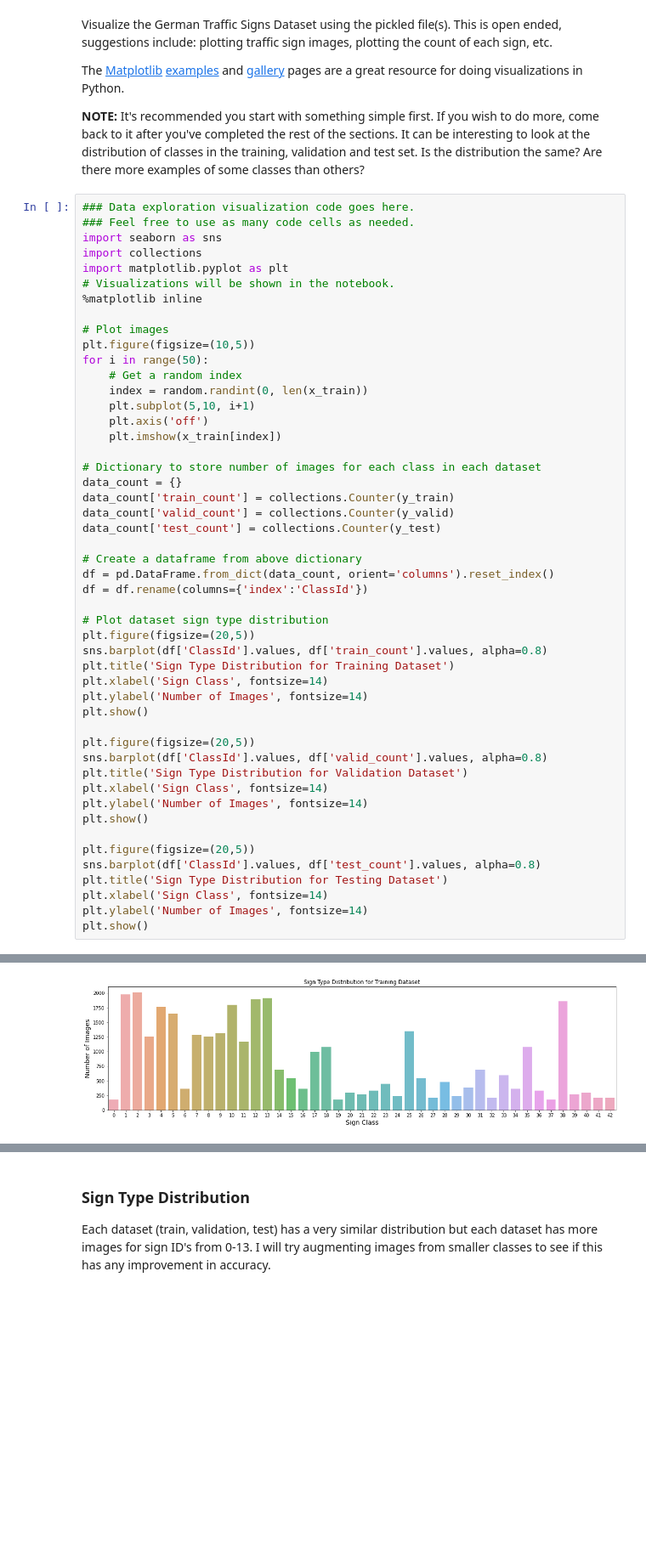
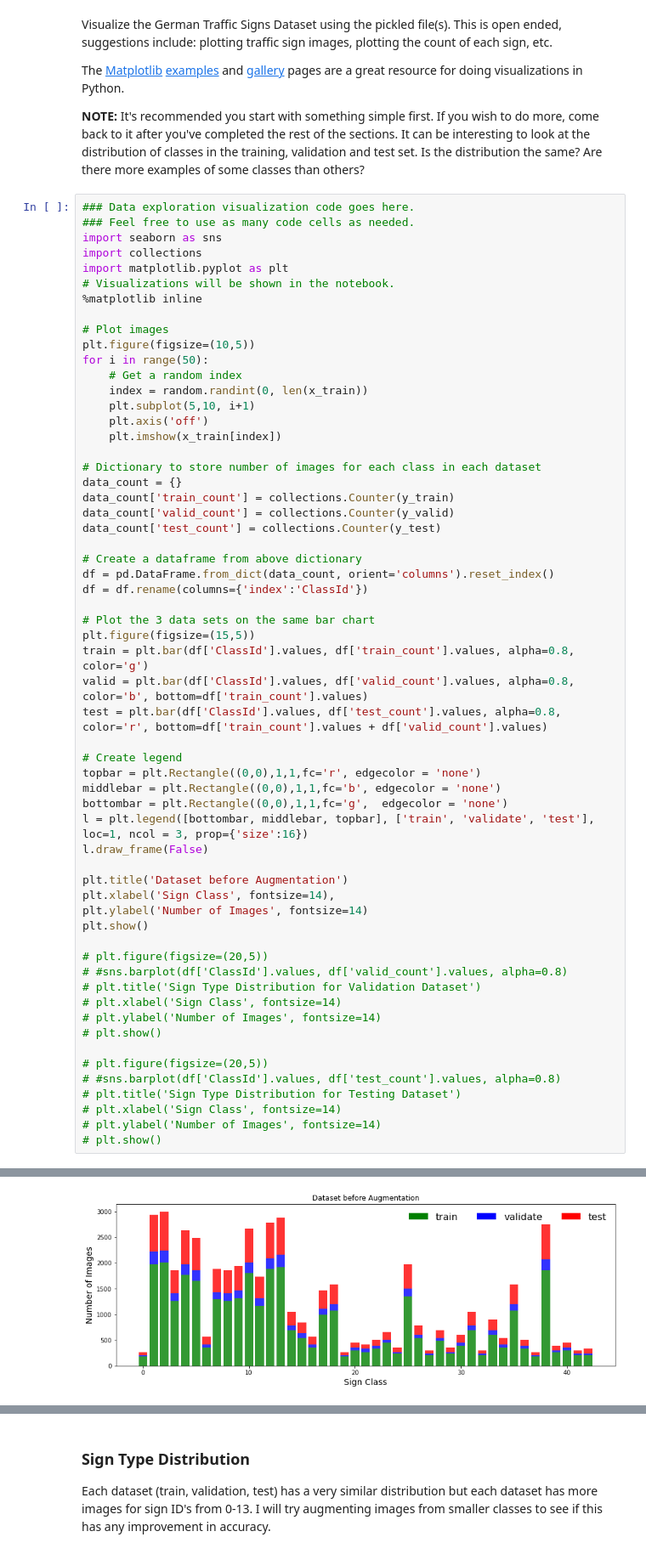
Before and after one commit to 28licaris/CarND-Traffic-Sign-Classifier, a Jupyter notebook: Traffic_Sign_Classifier.ipynb, the cells around one changed output, grey strips where cells are left out. Shown at 85% size. Cells and saved outputs as stored; diff of their text form; blank space fills up the shorter version.

Commit message:
Data augmentation update

```diff
--- a/Traffic_Sign_Classifier.ipynb
+++ b/Traffic_Sign_Classifier.ipynb
@@ -147,25 +147,35 @@ data_count['test_count'] = collections.Counter(y_test)
 df = pd.DataFrame.from_dict(data_count, orient='columns').reset_index()
 df = df.rename(columns={'index':'ClassId'})
 
-# Plot dataset sign type distribution
-plt.figure(figsize=(20,5))
-sns.barplot(df['ClassId'].values, df['train_count'].values, alpha=0.8)
-plt.title('Sign Type Distribution for Training Dataset')
-plt.xlabel('Sign Class', fontsize=14)
+# Plot the 3 data sets on the same bar chart
+plt.figure(figsize=(15,5))
+train = plt.bar(df['ClassId'].values, df['train_count'].values, alpha=0.8, color='g')
+valid = plt.bar(df['ClassId'].values, df['valid_count'].values, alpha=0.8, color='b', bottom=df['train_count'].values)
+test = plt.bar(df['ClassId'].values, df['test_count'].values, alpha=0.8, color='r', bottom=df['train_count'].values + df['valid_count'].values)
+
+# Create legend
+topbar = plt.Rectangle((0,0),1,1,fc='r', edgecolor = 'none')
+middlebar = plt.Rectangle((0,0),1,1,fc='b', edgecolor = 'none')
+bottombar = plt.Rectangle((0,0),1,1,fc='g',  edgecolor = 'none')
+l = plt.legend([bottombar, middlebar, topbar], ['train', 'validate', 'test'], loc=1, ncol = 3, prop={'size':16})
+l.draw_frame(False)
+
+plt.title('Dataset before Augmentation')
+plt.xlabel('Sign Class', fontsize=14),
 plt.ylabel('Number of Images', fontsize=14)
 plt.show()
 
-plt.figure(figsize=(20,5))
-sns.barplot(df['ClassId'].values, df['valid_count'].values, alpha=0.8)
-plt.title('Sign Type Distribution for Validation Dataset')
-plt.xlabel('Sign Class', fontsize=14)
-plt.ylabel('Number of Images', fontsize=14)
-plt.show()
+# plt.figure(figsize=(20,5))
+# #sns.barplot(df['ClassId'].values, df['valid_count'].values, alpha=0.8)
+# plt.title('Sign Type Distribution for Validation Dataset')
+# plt.xlabel('Sign Class', fontsize=14)
+# plt.ylabel('Number of Images', fontsize=14)
+# plt.show()
 
-plt.figure(figsize=(20,5))
-sns.barplot(df['ClassId'].values, df['test_count'].values, alpha=0.8)
-plt.title('Sign Type Distribution for Testing Dataset')
-plt.xlabel('Sign Class', fontsize=14)
-plt.ylabel('Number of Images', fontsize=14)
-plt.show()
+# plt.figure(figsize=(20,5))
+# #sns.barplot(df['ClassId'].values, df['test_count'].values, alpha=0.8)
+# plt.title('Sign Type Distribution for Testing Dataset')
+# plt.xlabel('Sign Class', fontsize=14)
+# plt.ylabel('Number of Images', fontsize=14)
+# plt.show()
 # %% [output]
@@ -173 +183 @@ plt.show()
-[figure, old version]
+[figure, new version]
```
Also changed, not shown: parts of 10 cells of this notebook, 1 other file.
